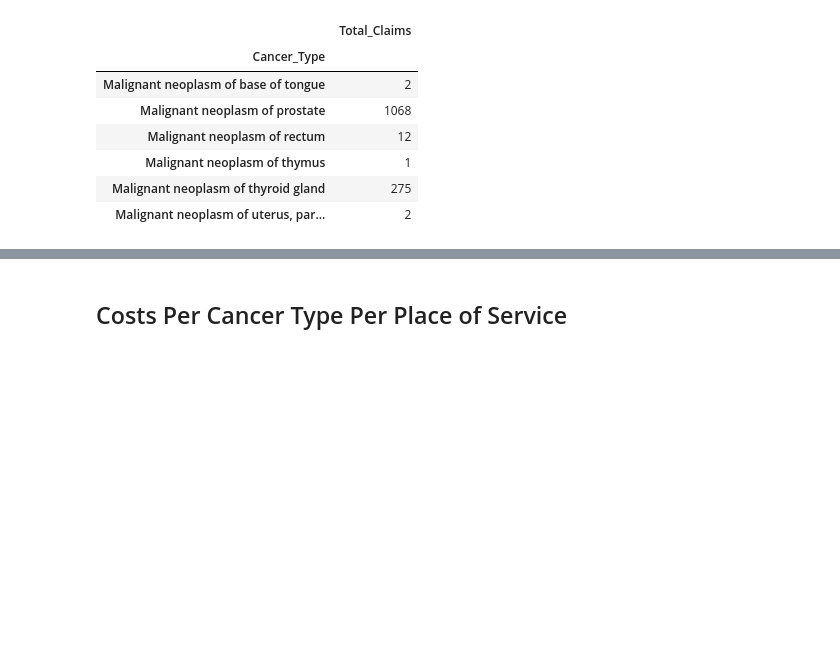
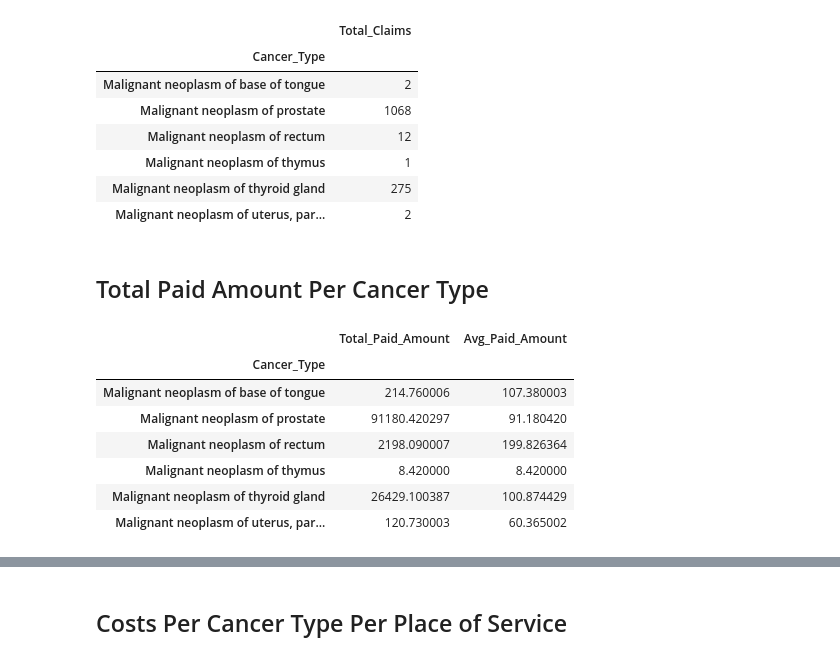
Before and after one commit to adhm271/tuva-demo-color-interview-202512, a Jupyter notebook: cancer_seqmentation.ipynb, the cells around one changed output, grey strips where cells are left out. Drawn from its saved outputs; the diff is of its cells as text; code cells hidden in the pictures; blank space fills up the shorter version.

```diff
--- a/cancer_seqmentation.ipynb
+++ b/cancer_seqmentation.ipynb
@@ -227,3 +227,20 @@ dx_claims
 | Malignant neoplasm of thymus | 1 |
 | Malignant neoplasm of thyroid gland | 275 |
 | Malignant neoplasm of uterus, par... | 2 |
+# %% [markdown]
+## Total Paid Amount Per Cancer Type
+# %%
+dx_paid = cancer_billing_raw[['Cancer_Type', 'paid_amount']].groupby('Cancer_Type').agg(
+    Total_Paid_Amount=('paid_amount', 'sum'),
+    Avg_Paid_Amount=('paid_amount', 'mean'))
+
+dx_paid
+# %% [output]
+|  | Total_Paid_Amount | Avg_Paid_Amount |
+| Cancer_Type |  |  |
+| Malignant neoplasm of base of tongue | 214.760006 | 107.380003 |
+| Malignant neoplasm of prostate | 91180.420297 | 91.180420 |
+| Malignant neoplasm of rectum | 2198.090007 | 199.826364 |
+| Malignant neoplasm of thymus | 8.420000 | 8.420000 |
+| Malignant neoplasm of thyroid gland | 26429.100387 | 100.874429 |
+| Malignant neoplasm of uterus, par... | 120.730003 | 60.365002 |
```
Also changed, not shown: parts of 3 cells of this notebook.
